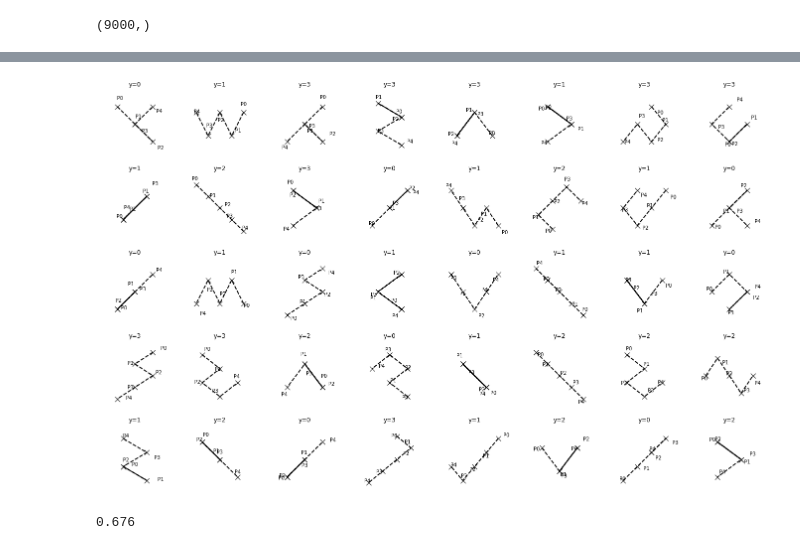
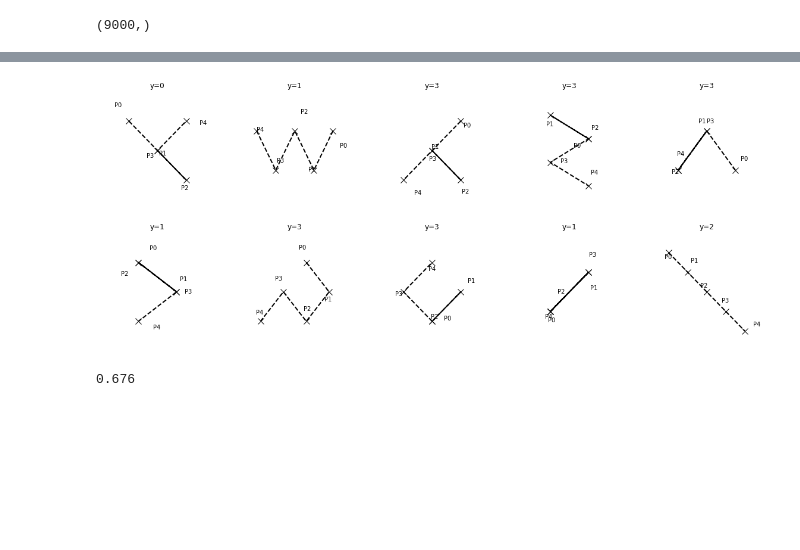
Before and after one commit to kboroszko/NN3, a Jupyter notebook: read_data.ipynb, the cells around one changed output, grey strips where cells are left out. Cells and saved outputs as stored; diff of their text form; code cells hidden in the pictures; blank space fills up the shorter version.

```diff
--- a/read_data.ipynb
+++ b/read_data.ipynb
@@ -92,27 +84,27 @@ plt.show()
 # %%
 def plot_many(samples, labels=None):
     n = (samples.shape[0])
     if n < 20 :
         cols = 5
         rows = int((n+4)/5)
         fig = plt.figure(figsize=(cols * 4, rows * 4))
     else :
         cols = 8
         rows = int((n+cols-1)/cols)
         fig = plt.figure(figsize=(cols * 3, rows * 3))
 
     for i in range(n):
         sub = fig.add_subplot(rows, cols, i + 1)
         if labels is not None :
             sub.title.set_text('y={0}'.format(labels[i]))
         else :
             sub.title.set_text('nolabel')
         plot_path(samples[i], sub)
 
-n = 40
+n = 10
 plot_many(X[:n], y[:n])
 # %% [output]
-[figure, old version]
+[figure, new version]
 # %%
 flatX = X.reshape((X.shape[0], -1))
 # %%
```
Also changed, not shown: parts of 3 cells of this notebook, 4 other files.
